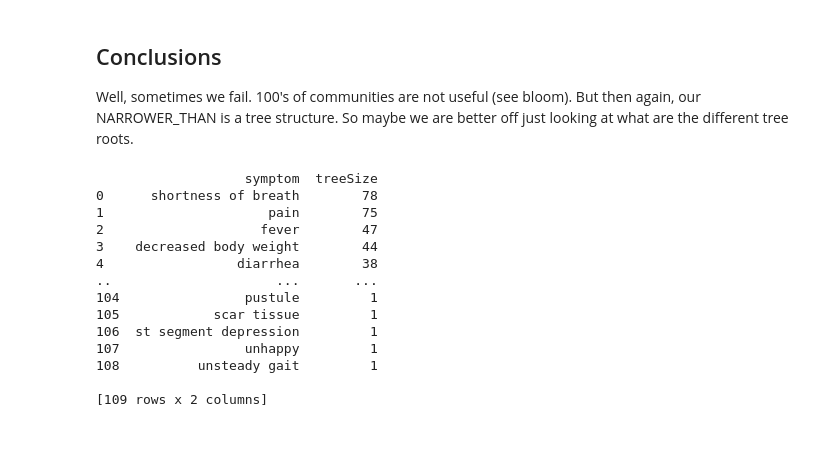
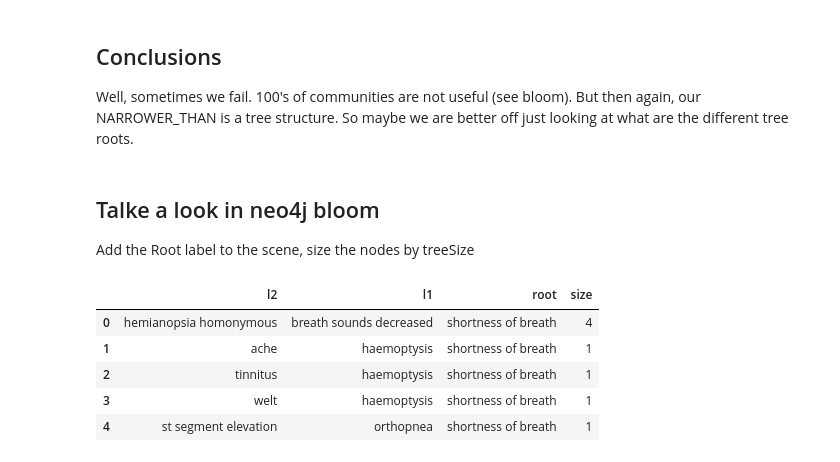
Before and after one commit to lqst/notebooks, a Jupyter notebook: symptoms.ipynb, the cells around one changed output. Saved outputs shown, nothing was run; the diff lists cells and outputs as text; code cells hidden in the pictures.

Commit message:
Symptoms notebook

```diff
--- a/symptoms.ipynb
+++ b/symptoms.ipynb
@@ -507,5 +293,4 @@ with driver.session(database = DB_NAME) as session:
         ).data()
     )
     df = pd.DataFrame(result)
-    with pd.option_context('display.max_rows', None, 'display.max_columns', 5, 'display.expand_frame_repr', False):
-        print(df)
+df.head()
@@ -622,19 +342,44 @@ with driver.session(database = DB_NAME) as session:
         ).data()
     )
     df = pd.DataFrame(result)
-    print(df)
+df.head()
-# %% [output]
-                   symptom  treeSize
-0      shortness of breath        78
-1                     pain        75
-2                    fever        47
-3    decreased body weight        44
-4                 diarrhea        38
-..                     ...       ...
-104                pustule         1
-105            scar tissue         1
-106  st segment depression         1
-107                unhappy         1
-108          unsteady gait         1
-
-[109 rows x 2 columns]
+# %% [markdown]
+## Talke a look in neo4j bloom
+Add the Root label to the scene, size the nodes by treeSize
+# %%
+# Set size for each node in the tree
+with driver.session(database = DB_NAME) as session:
+    result = session.write_transaction( lambda tx:
+        tx.run(
+            """
+            MATCH (s:Symptom)<-[r:NARROWER_THAN*0..10]-(n:Symptom)
+            WITH s, count(distinct(n)) as treeSize
+            SET s.treeSize = treeSize
+            RETURN count(*) as nodesUpdated
+            """
+        ).data()
+    )
+    df = pd.DataFrame(result)
+df.head()
+# %%
+# Grab some data so we can visualize it
+with driver.session(database = DB_NAME) as session:
+    result = session.read_transaction( lambda tx:
+        tx.run(
+            """
+            MATCH (root:Root)
+            WITH root ORDER BY root.treeSize DESC LIMIT 3
+            MATCH (l2:Symptom)-[:NARROWER_THAN]->(l1:Symptom)-[:NARROWER_THAN]->(root)
+            RETURN l2.name as l2, l1.name as l1, root.name as root, l2.treeSize as size
+            """
+        ).data()
+    )
+    df = pd.DataFrame(result)
+df.head()
+# %% [output]
+|  | l2 | l1 | root | size |
+| 0 | hemianopsia homonymous | breath sounds decreased | shortness of breath | 4 |
+| 1 | ache | haemoptysis | shortness of breath | 1 |
+| 2 | tinnitus | haemoptysis | shortness of breath | 1 |
+| 3 | welt | haemoptysis | shortness of breath | 1 |
+| 4 | st segment elevation | orthopnea | shortness of breath | 1 |
```
Also changed, not shown: parts of 37 cells of this notebook.
